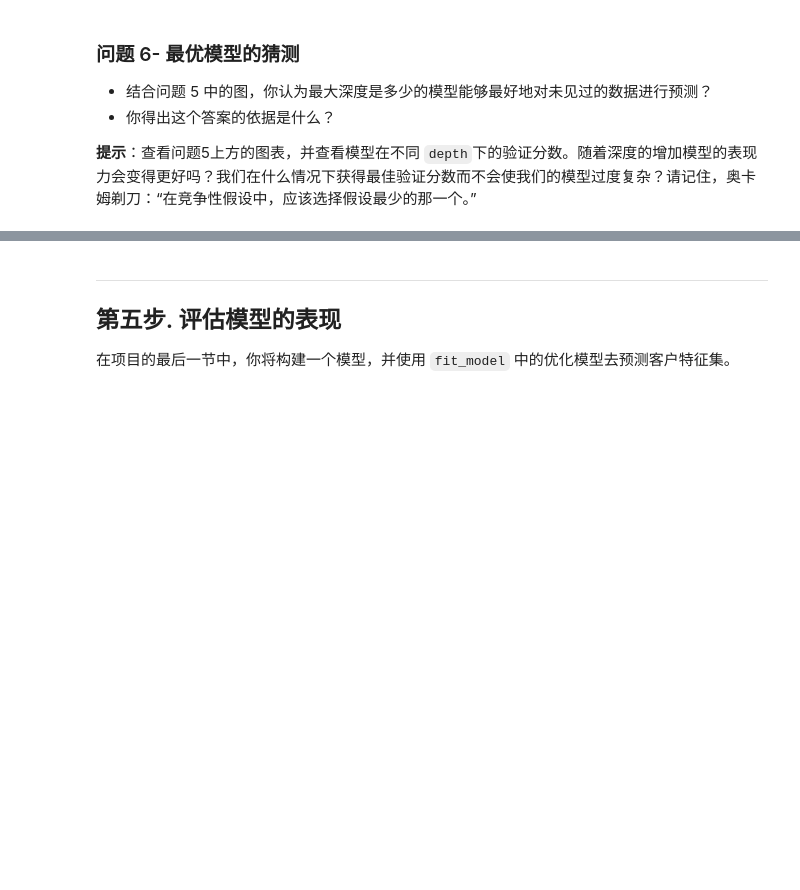
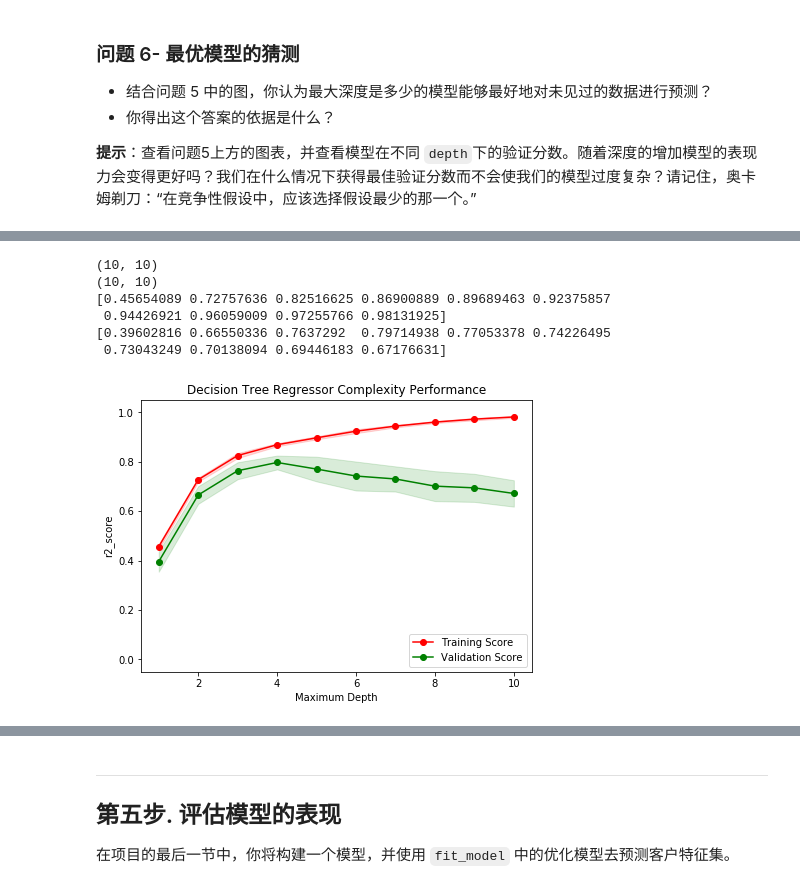
Before and after one commit to mengfanchun2017/udacity-data-academy_public, a Jupyter notebook: project1/project_handover/boston_housing_lm.ipynb, the cells around one changed output, grey strips where cells are left out. Saved outputs shown, nothing was run; the diff lists cells and outputs as text; code cells hidden in the pictures; blank space fills up the shorter version.

```diff
--- a/project1/project_handover/boston_housing_lm.ipynb
+++ b/project1/project_handover/boston_housing_lm.ipynb
@@ -287,0 +330,66 @@ vs.ModelComplexity(X_train, y_train)
+# %%
+# import libs
+from sklearn.model_selection import ShuffleSplit, train_test_split
+from sklearn.model_selection import learning_curve, validation_curve
+from sklearn.tree import DecisionTreeRegressor
+import matplotlib.pyplot as pl
+
+# 设定cv 3个参数是折叠的次数、测试集比率、随机stat设置
+cv = ShuffleSplit(n_splits = 10, test_size = 0.2, random_state = 0)
+
+# Vary the max_depth parameter from 1 to 10
+max_depth = np.arange(1,11)
+
+X = features
+y = prices
+
+# Calculate the training and testing scores
+train_scores, valid_scores = validation_curve(DecisionTreeRegressor(), X, y, \
+    param_name = "max_depth", param_range = max_depth, cv = cv, scoring = 'r2')
+# https://scikit-learn.org/stable/modules/generated/sklearn.model_selection.validation_curve.html
+
+# 因为是fold了10次，而且用1-10 depth进行测试，所以train和test结果是10*10的矩阵
+print(train_scores.shape)
+print(valid_scores.shape)
+
+# Find the mean and standard deviation for smoothing
+train_mean = np.mean(train_scores, axis=1)
+train_std = np.std(train_scores, axis=1)
+valid_mean = np.mean(valid_scores, axis=1)
+valid_std = np.std(valid_scores, axis=1)
+
+print(train_mean)
+print(valid_mean)
+# %% [output]
+(10, 10)
+(10, 10)
+[0.45654089 0.72757636 0.82516625 0.86900889 0.89689463 0.92375857
+ 0.94426921 0.96059009 0.97255766 0.98131925]
+[0.39602816 0.66550336 0.7637292  0.79714938 0.77053378 0.74226495
+ 0.73043249 0.70138094 0.69446183 0.67176631]
+# %%
+# 查了一些资料说对于bias和variations的trade-off可以根据：
+# 对期望泛化误差
+# MSE(x) = var(x) + bias2(x) + ϵ2
+# 来考量
+# 这里的validation curve已经是用r2，而r2实际上已经包含了MSE的衡量
+# 那么接下来就是对train和test的输出score做比较了
+# 其实看图可以出来的
+# Plot the validation curve
+pl.figure(figsize=(7, 5))
+pl.title('Decision Tree Regressor Complexity Performance')
+pl.plot(max_depth, train_mean, 'o-', color = 'r', label = 'Training Score')
+pl.plot(max_depth, valid_mean, 'o-', color = 'g', label = 'Validation Score')
+pl.fill_between(max_depth, train_mean - train_std, \
+    train_mean + train_std, alpha = 0.15, color = 'r')
+pl.fill_between(max_depth, valid_mean - valid_std, \
+    valid_mean + valid_std, alpha = 0.15, color = 'g')
+
+# Visual aesthetics
+pl.legend(loc = 'lower right')
+pl.xlabel('Maximum Depth')
+pl.ylabel('r2_score')
+pl.ylim([-0.05,1.05])
+pl.show()
+# %% [output]
+[figure, added]
```
Also changed, not shown: parts of 36 cells of this notebook, 2 other files.
